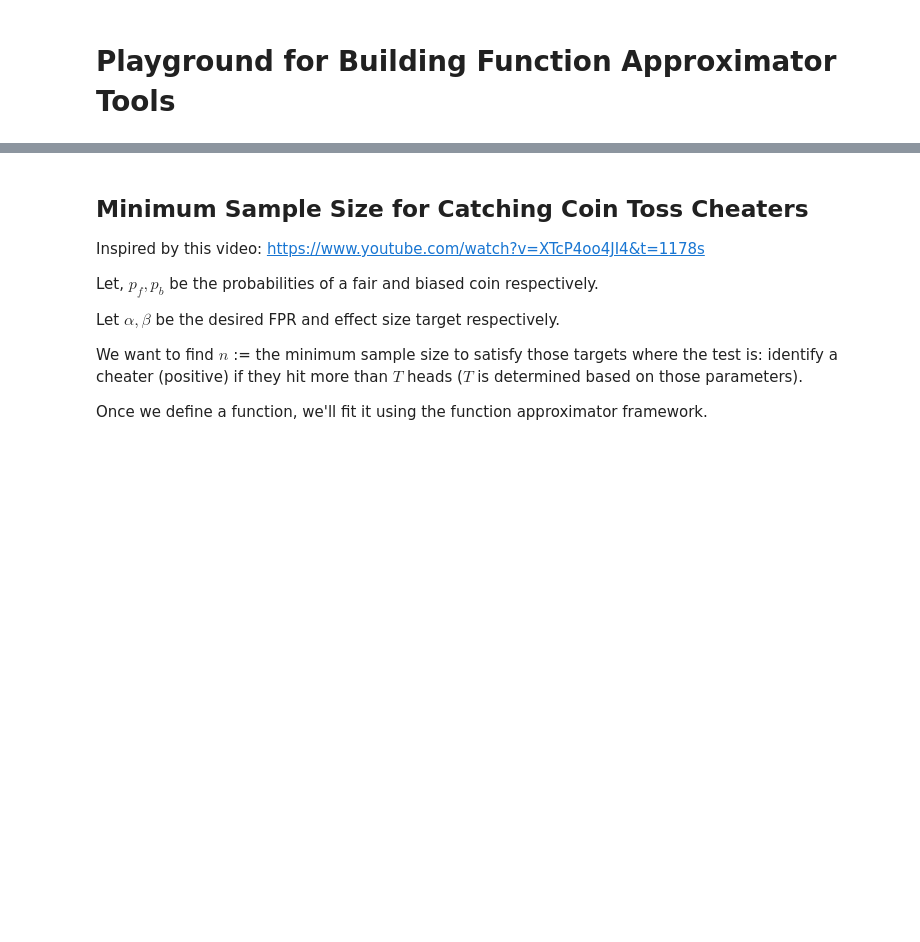
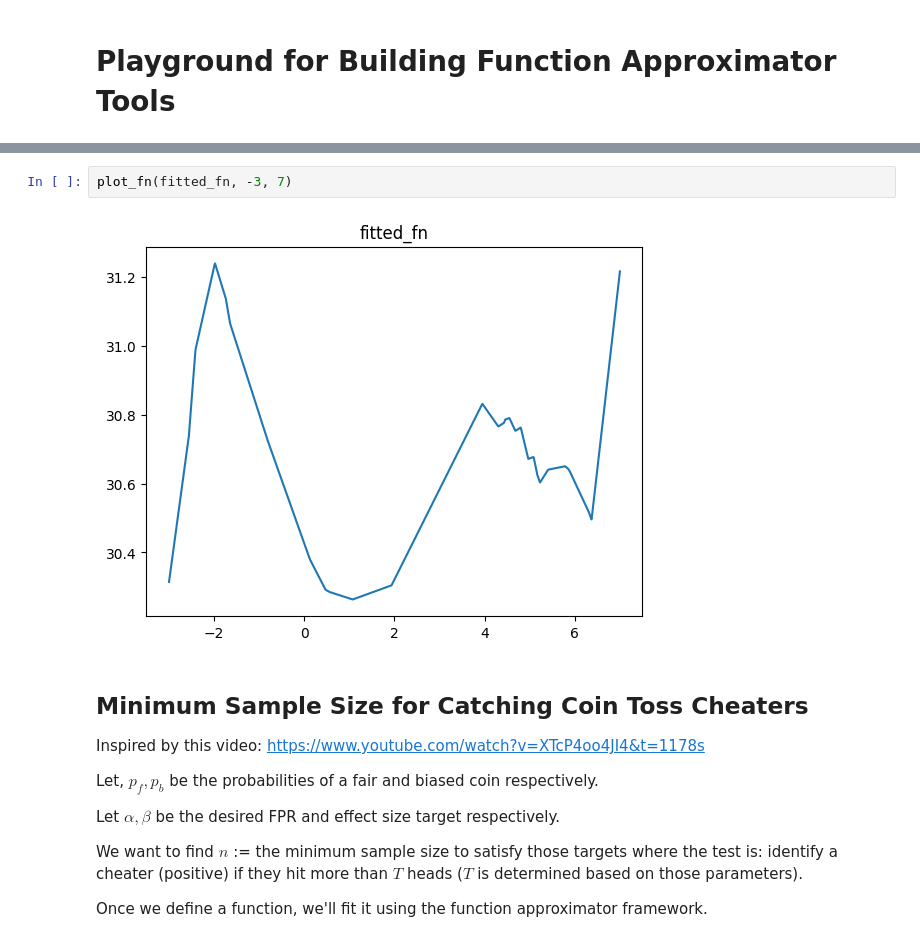
Before and after one commit to SirjanK/function-approximator, a Jupyter notebook: Playground.ipynb, the cells around one changed output, grey strips where cells are left out. Cells and saved outputs as stored; diff of their text form; blank space fills up the shorter version.

```diff
--- a/Playground.ipynb
+++ b/Playground.ipynb
@@ -21,3 +145,7 @@ We fit a sinusoidal of a polynomial on one variable to observe how well our fitt
+# %%
+plot_fn(fitted_fn, -3, 7)
+# %% [output]
+[figure, added]
 # %% [markdown]
 ## Minimum Sample Size for Catching Coin Toss Cheaters
 Inspired by this video: https://www.youtube.com/watch?v=XTcP4oo4JI4&t=1178s
```
Also changed, not shown: parts of 15 cells of this notebook, 2 other files.
